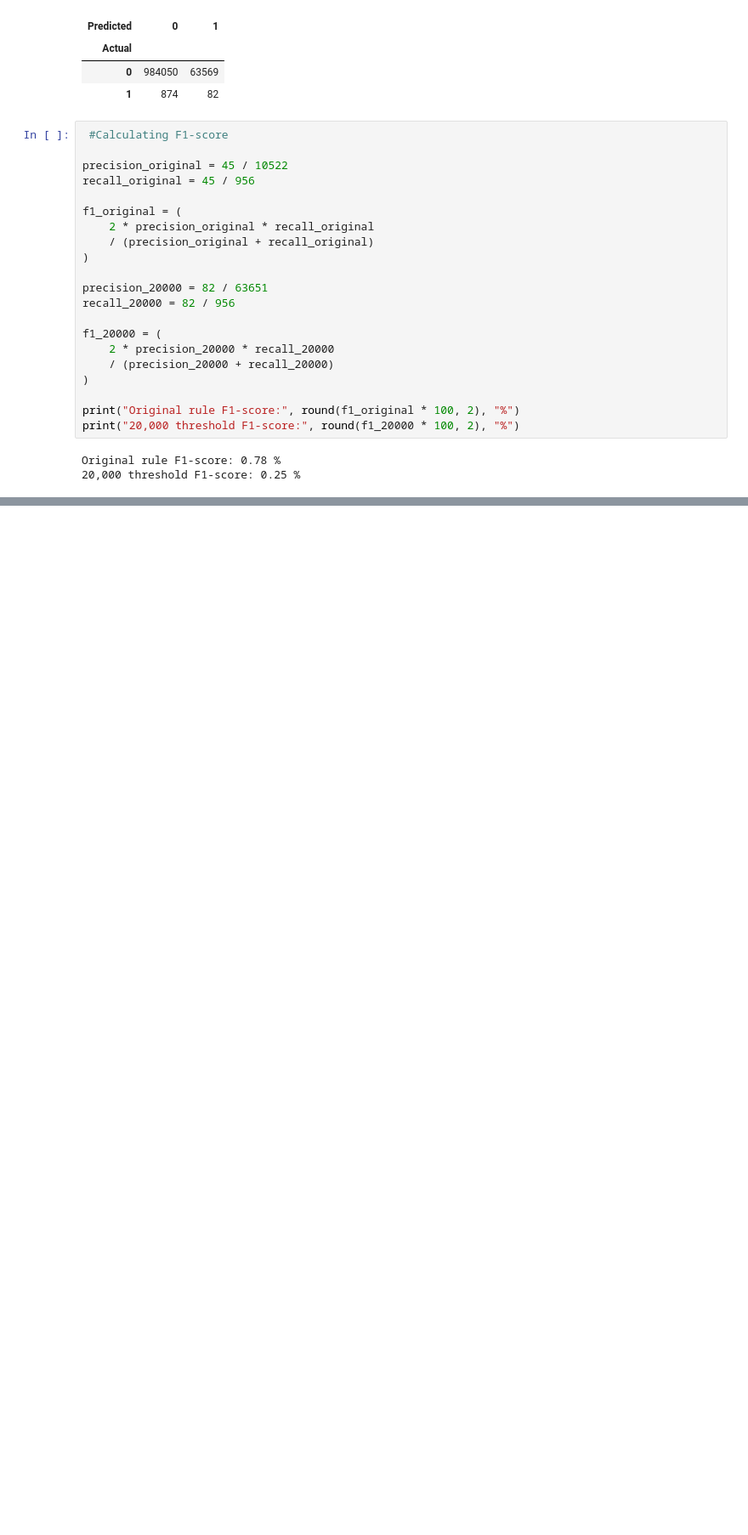
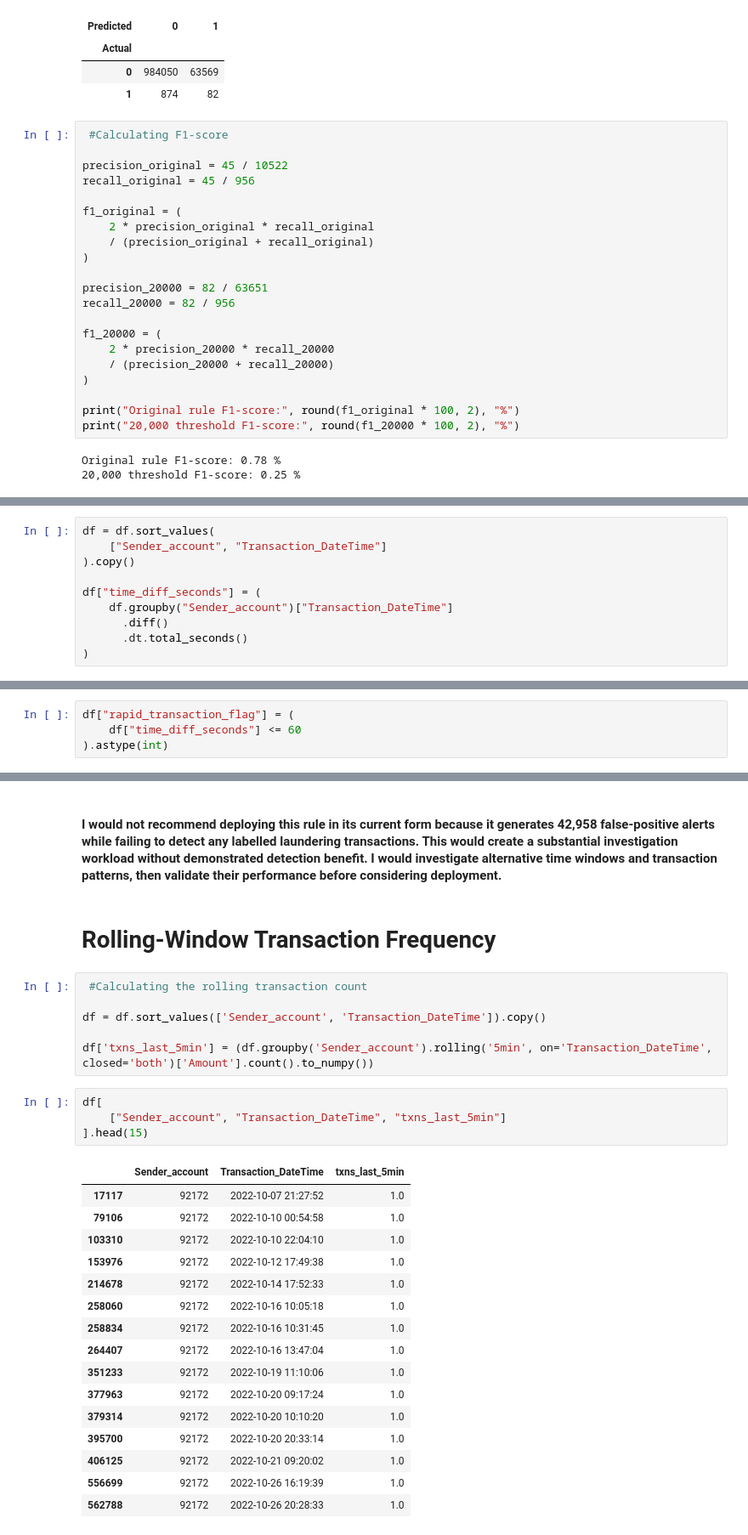
Before and after one commit to Ashutoshp-19/aml-transaction-monitering, a Jupyter notebook: 01_data-exploration.ipynb, the cells around one changed output, grey strips where cells are left out. Shown at 85% size. Drawn from its saved outputs; the diff is of its cells as text; blank space fills up the shorter version.

Commit message:
Add AML transactin frequency analysis

```diff
--- a/01_data-exploration.ipynb
+++ b/01_data-exploration.ipynb
@@ -516,0 +672,10 @@ Original rule F1-score: 0.78 %
+# %%
+df = df.sort_values(
+    ["Sender_account", "Transaction_DateTime"]
+).copy()
+
+df["time_diff_seconds"] = (
+    df.groupby("Sender_account")["Transaction_DateTime"]
+      .diff()
+      .dt.total_seconds()
+)
@@ -516,0 +702,4 @@ Original rule F1-score: 0.78 %
+# %%
+df["rapid_transaction_flag"] = (
+    df["time_diff_seconds"] <= 60
+).astype(int)
@@ -516,0 +727,31 @@ Original rule F1-score: 0.78 %
+# %% [markdown]
+#### I would not recommend deploying this rule in its current form because it generates 42,958 false-positive alerts while failing to detect any labelled laundering transactions. This would create a substantial investigation workload without demonstrated detection benefit. I would investigate alternative time windows and transaction patterns, then validate their performance before considering deployment.
+# %% [markdown]
+# Rolling-Window Transaction Frequency
+# %%
+ #Calculating the rolling transaction count
+
+df = df.sort_values(['Sender_account', 'Transaction_DateTime']).copy()
+
+df['txns_last_5min'] = (df.groupby('Sender_account').rolling('5min', on='Transaction_DateTime', closed='both')['Amount'].count().to_numpy())
+# %%
+df[
+    ["Sender_account", "Transaction_DateTime", "txns_last_5min"]
+].head(15)
+# %% [output]
+|  | Sender_account | Transaction_DateTime | txns_last_5min |
+| 17117 | 92172 | 2022-10-07 21:27:52 | 1.0 |
+| 79106 | 92172 | 2022-10-10 00:54:58 | 1.0 |
+| 103310 | 92172 | 2022-10-10 22:04:10 | 1.0 |
+| 153976 | 92172 | 2022-10-12 17:49:38 | 1.0 |
+| 214678 | 92172 | 2022-10-14 17:52:33 | 1.0 |
+| 258060 | 92172 | 2022-10-16 10:05:18 | 1.0 |
+| 258834 | 92172 | 2022-10-16 10:31:45 | 1.0 |
+| 264407 | 92172 | 2022-10-16 13:47:04 | 1.0 |
+| 351233 | 92172 | 2022-10-19 11:10:06 | 1.0 |
+| 377963 | 92172 | 2022-10-20 09:17:24 | 1.0 |
+| 379314 | 92172 | 2022-10-20 10:10:20 | 1.0 |
+| 395700 | 92172 | 2022-10-20 20:33:14 | 1.0 |
+| 406125 | 92172 | 2022-10-21 09:20:02 | 1.0 |
+| 556699 | 92172 | 2022-10-26 16:19:39 | 1.0 |
+| 562788 | 92172 | 2022-10-26 20:28:33 | 1.0 |
```
Also changed, not shown: parts of 25 cells of this notebook.
